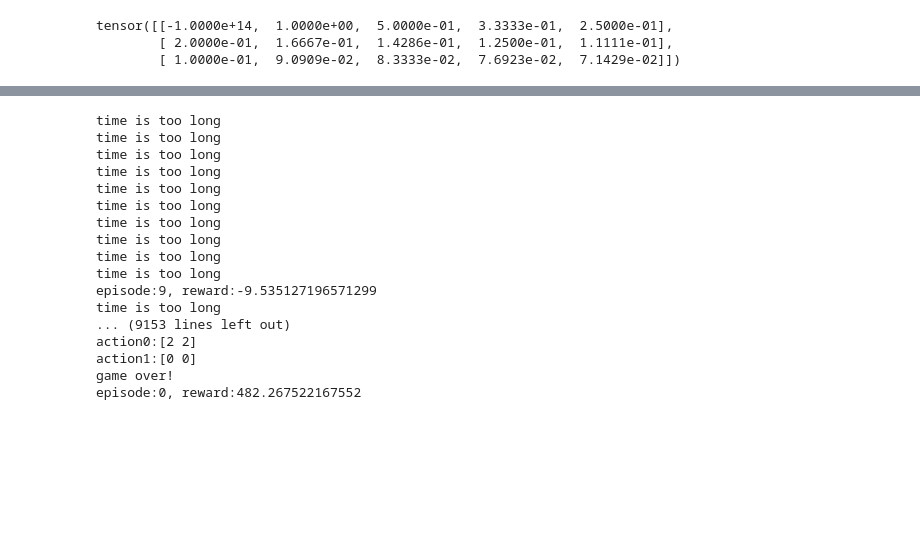
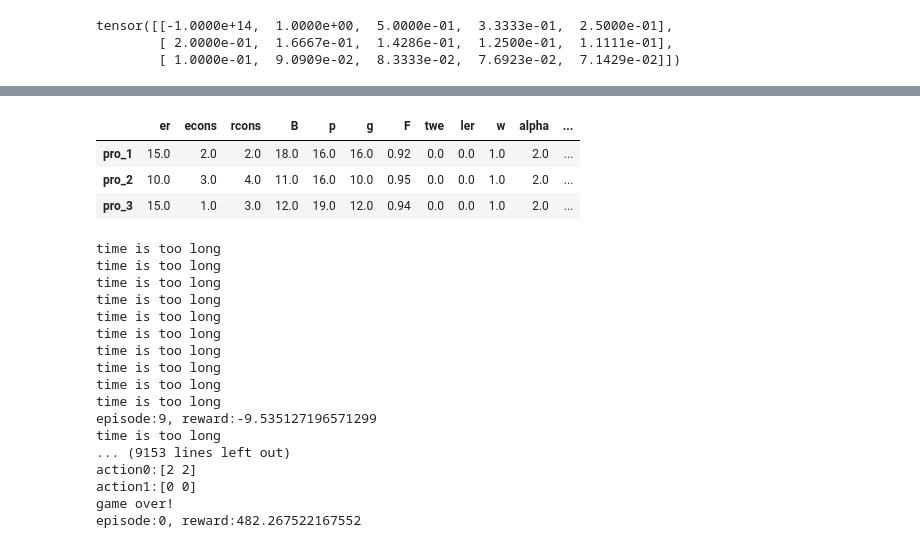
Before and after one commit to zylovestt/CS, a Jupyter notebook: try.ipynb, the cells around one changed output, grey strips where cells are left out. Drawn from its saved outputs; the diff is of its cells as text; code cells hidden in the pictures; blank space fills up the shorter version.

```diff
--- a/try.ipynb
+++ b/try.ipynb
@@ -172,3 +616,10 @@ episode:0, reward:-1.5705949427009438
+# %%
+A
+# %% [output]
+|  | er | econs | rcons | B | p | g | F | twe | ler | w | alpha | ... |
+| pro_1 | 15.0 | 2.0 | 2.0 | 18.0 | 16.0 | 16.0 | 0.92 | 0.0 | 0.0 | 1.0 | 2.0 | ... |
+| pro_2 | 10.0 | 3.0 | 4.0 | 11.0 | 16.0 | 10.0 | 0.95 | 0.0 | 0.0 | 1.0 | 2.0 | ... |
+| pro_3 | 15.0 | 1.0 | 3.0 | 12.0 | 19.0 | 12.0 | 0.94 | 0.0 | 0.0 | 1.0 | 2.0 | ... |
 # %%
 import numpy as np
 import ENV_AGENT
```
Also changed, not shown: parts of 6 cells of this notebook, 2 other files.
